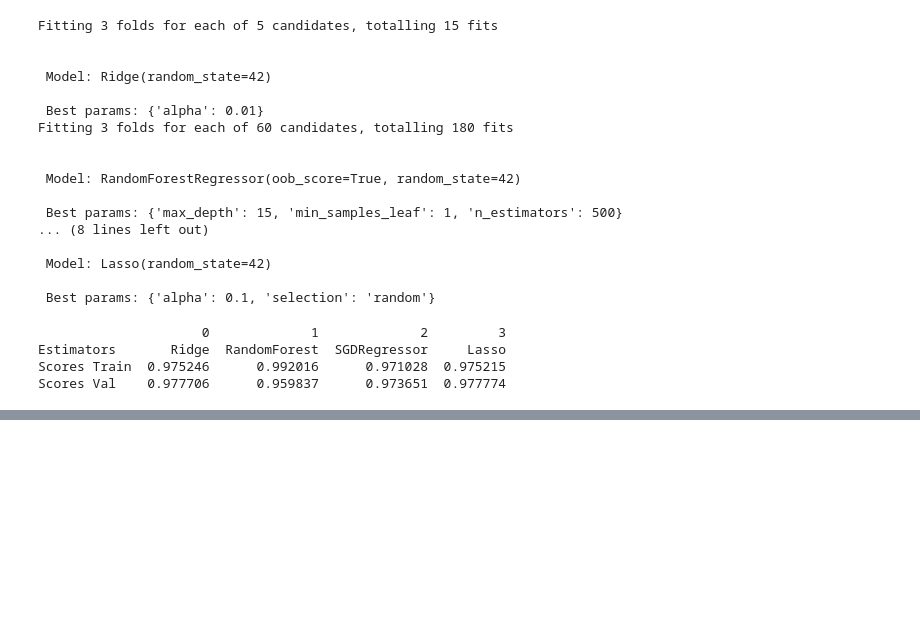
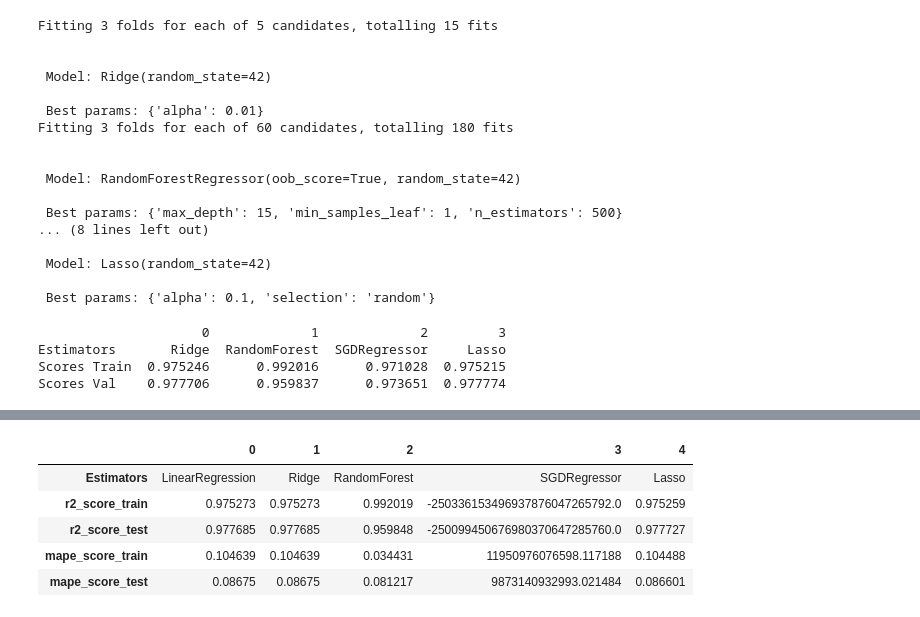
Before and after one commit to Sielecki/BigData_Project, a Jupyter notebook: PreprocessData_HighCorr.ipynb, the cells around one changed output, grey strips where cells are left out. Cells and saved outputs as stored; diff of their text form; code cells hidden in the pictures; blank space fills up the shorter version.

Commit message:
Models High_Corr

```diff
--- a/PreprocessData_HighCorr.ipynb
+++ b/PreprocessData_HighCorr.ipynb
@@ -160,11 +159,0 @@ models implementation
-# %%
-reg = LinearRegression().fit(X_train, Y_train)
-print(reg.score(X_test, Y_test))
-print(reg.score(X_train, Y_train))
-print("\n\n")
-
-
-lasso = Lasso(alpha=0.01)
-lasso.fit(X_train, Y_train)
-print(lasso.score(X_test, Y_test))
-print(lasso.score(X_train, Y_train))
@@ -179,11 +159,0 @@ print(lasso.score(X_train, Y_train))
-# %%
-y_train_pred = reg.predict(X_train)
-print("\n\n Train summary: \n\n")
-print("\n\n R2 Score: {} ".format(reg.score(X_train, Y_train)))
-print("\n\n MAPE Score: {} \n\n".format(mean_absolute_percentage_error(Y_train, y_train_pred)))
-
-
-y_test_pred = reg.predict(X_test)
-print("\n\n Test summary: \n\n")
-print("\n\n R2 Test Score: {} ".format(lasso.score(X_test, Y_test)))
-print("\n\n MAPE Score: {} ".format(mean_absolute_percentage_error(Y_test, y_test_pred)))
@@ -207,0 +195,15 @@ print("\n\n MAPE Score: {} ".format(mean_absolute_percentage_error(Y_test, y_tes
+# %%
+r2_score_train = []
+r2_score_test = []
+mape_score_train = []
+mape_score_test = []
+for estimator in estimators:
+    print(estimator)
+    estimator.fit(X_train, Y_train)
+    r2_score_train.append(estimator.score(X_train, Y_train))
+    y_train_pred = estimator.predict(X_train)
+    mape_score_train.append(mean_absolute_percentage_error(Y_train, y_train_pred))
+
+    r2_score_test.append(estimator.score(X_test, Y_test))
+    y_test_pred = estimator.predict(X_test)
+    mape_score_test.append(mean_absolute_percentage_error(Y_test, y_test_pred))
@@ -207,0 +219,11 @@ print("\n\n MAPE Score: {} ".format(mean_absolute_percentage_error(Y_test, y_tes
+# %%
+estimators_names = ['LinearRegression', 'Ridge', 'RandomForest', 'SGDRegressor', 'Lasso']
+models_scores = pd.DataFrame([estimators_names, r2_score_train, r2_score_test, mape_score_train, mape_score_test], columns = None, index = ['Estimators', 'r2_score_train', 'r2_score_test', 'mape_score_train', 'mape_score_test'])
+models_scores
+# %% [output]
+|  | 0 | 1 | 2 | 3 | 4 |
+| Estimators | LinearRegression | Ridge | RandomForest | SGDRegressor | Lasso |
+| r2_score_train | 0.975273 | 0.975273 | 0.992019 | -250336153496937876047265792.0 | 0.975259 |
+| r2_score_test | 0.977685 | 0.977685 | 0.959848 | -250099450676980370647285760.0 | 0.977727 |
+| mape_score_train | 0.104639 | 0.104639 | 0.034431 | 11950976076598.117188 | 0.104488 |
+| mape_score_test | 0.08675 | 0.08675 | 0.081217 | 9873140932993.021484 | 0.086601 |
```
Also changed, not shown: parts of 8 cells of this notebook.
